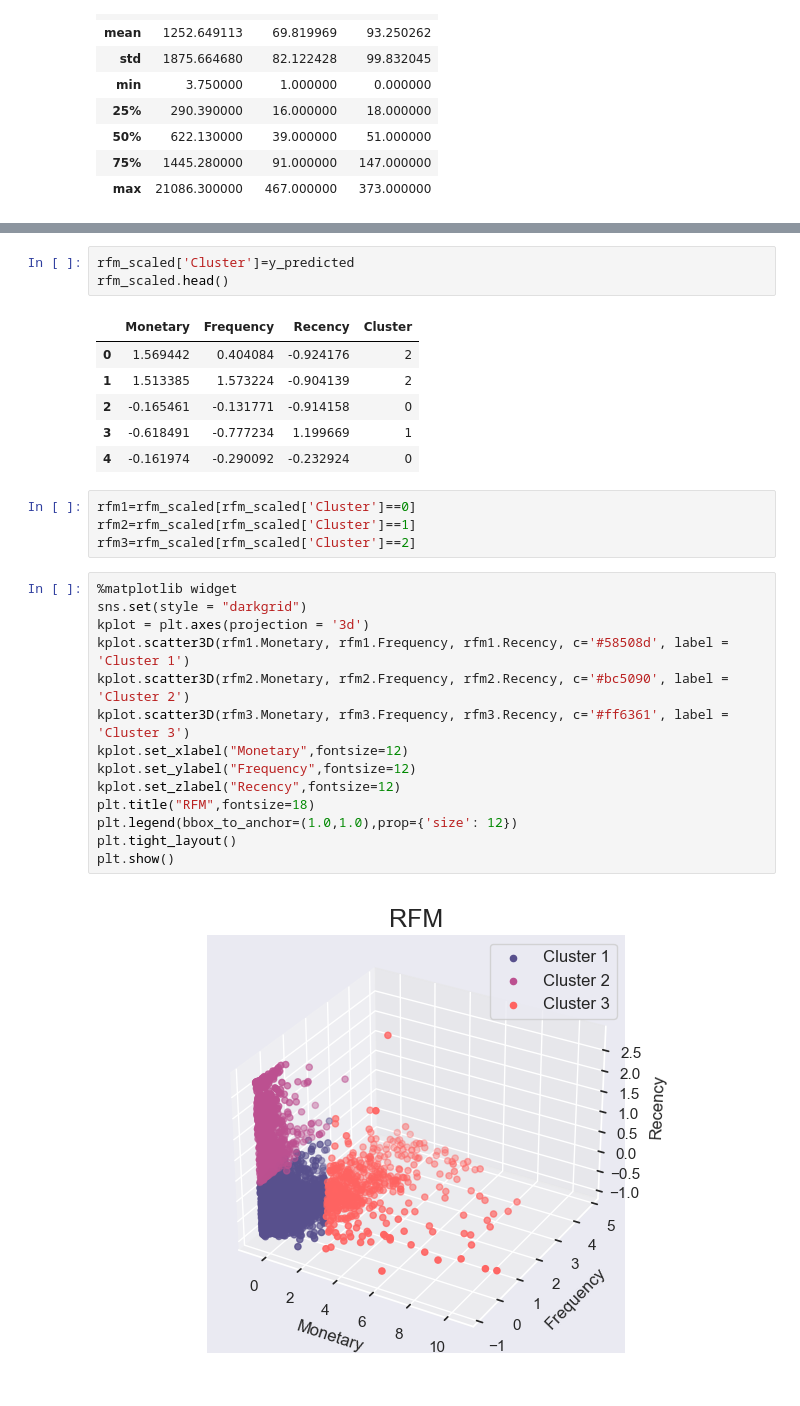
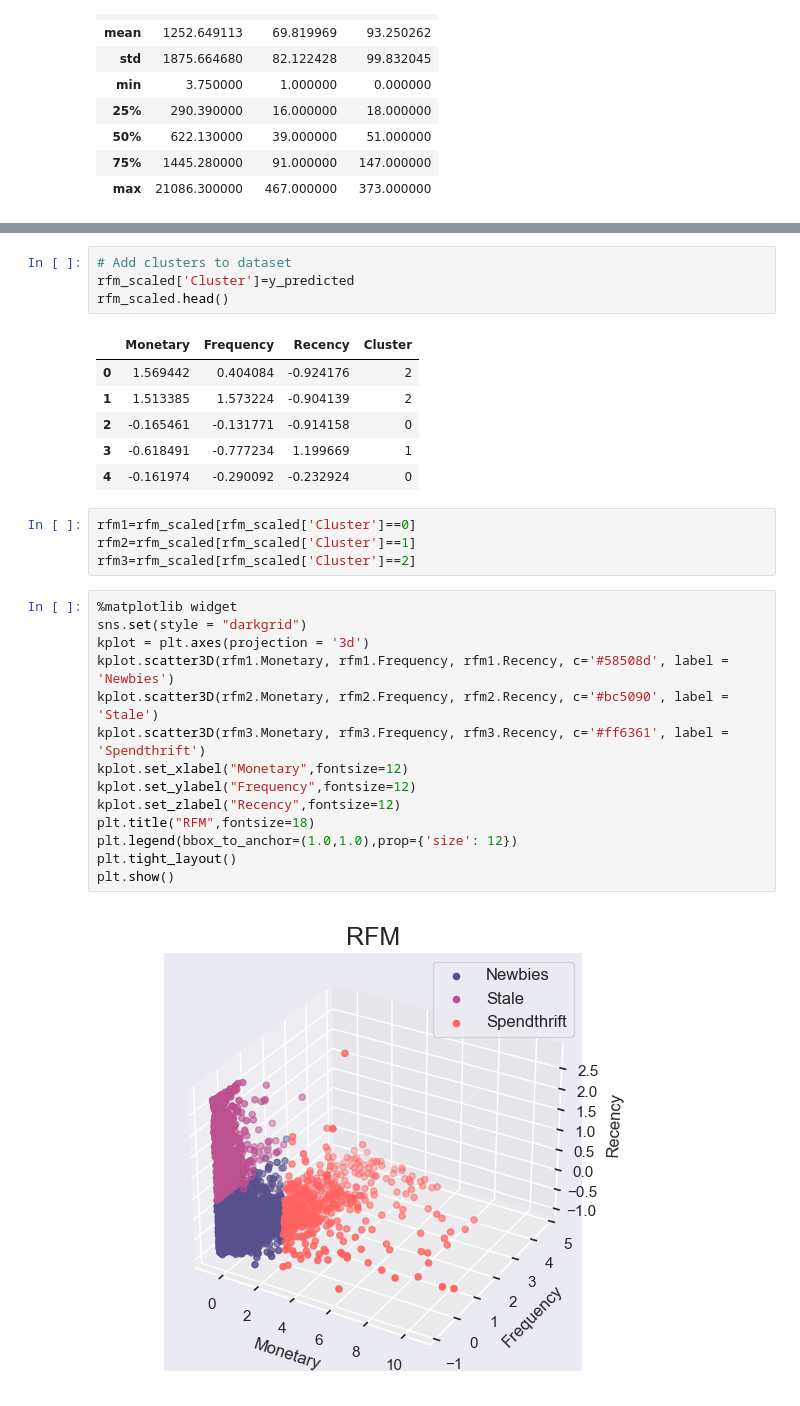
Before and after one commit to gourivngnair/online-retail, a Jupyter notebook: Online Retail.ipynb, the cells around one changed output, grey strips where cells are left out. Saved outputs shown, nothing was run; the diff lists cells and outputs as text.

Commit message:
Added tags to clusters

```diff
--- a/Online Retail.ipynb
+++ b/Online Retail.ipynb
@@ -371,4 +355,5 @@ array([[-0.18159141, -0.18994013, -0.47922416],
 # %%
+# Add clusters to dataset
 rfm_scaled['Cluster']=y_predicted
 rfm_scaled.head()
 # %% [output]
@@ -385,19 +370,19 @@ rfm3=rfm_scaled[rfm_scaled['Cluster']==2]
 # %%
 %matplotlib widget
 sns.set(style = "darkgrid")
 kplot = plt.axes(projection = '3d')
-kplot.scatter3D(rfm1.Monetary, rfm1.Frequency, rfm1.Recency, c='#58508d', label = 'Cluster 1')
-kplot.scatter3D(rfm2.Monetary, rfm2.Frequency, rfm2.Recency, c='#bc5090', label = 'Cluster 2')
-kplot.scatter3D(rfm3.Monetary, rfm3.Frequency, rfm3.Recency, c='#ff6361', label = 'Cluster 3')
+kplot.scatter3D(rfm1.Monetary, rfm1.Frequency, rfm1.Recency, c='#58508d', label = 'Newbies')
+kplot.scatter3D(rfm2.Monetary, rfm2.Frequency, rfm2.Recency, c='#bc5090', label = 'Stale')
+kplot.scatter3D(rfm3.Monetary, rfm3.Frequency, rfm3.Recency, c='#ff6361', label = 'Spendthrift')
 kplot.set_xlabel("Monetary",fontsize=12)
 kplot.set_ylabel("Frequency",fontsize=12)
 kplot.set_zlabel("Recency",fontsize=12)
 plt.title("RFM",fontsize=18)
 plt.legend(bbox_to_anchor=(1.0,1.0),prop={'size': 12})
 plt.tight_layout()
 plt.show()
 # %% [output]
-[figure, old version]
+[figure, new version]
 # %%
 sns.lmplot(x="Monetary", y="Frequency", data=rfm_scaled, fit_reg=False, hue='Cluster', legend=False).set(title='Monetary vs Frequency')
 sns.lmplot(x="Recency", y="Monetary", data=rfm_scaled, fit_reg=False, hue='Cluster', legend=False).set(title='Recency vs Monetary')
```
Also changed, not shown: parts of 23 cells of this notebook.
